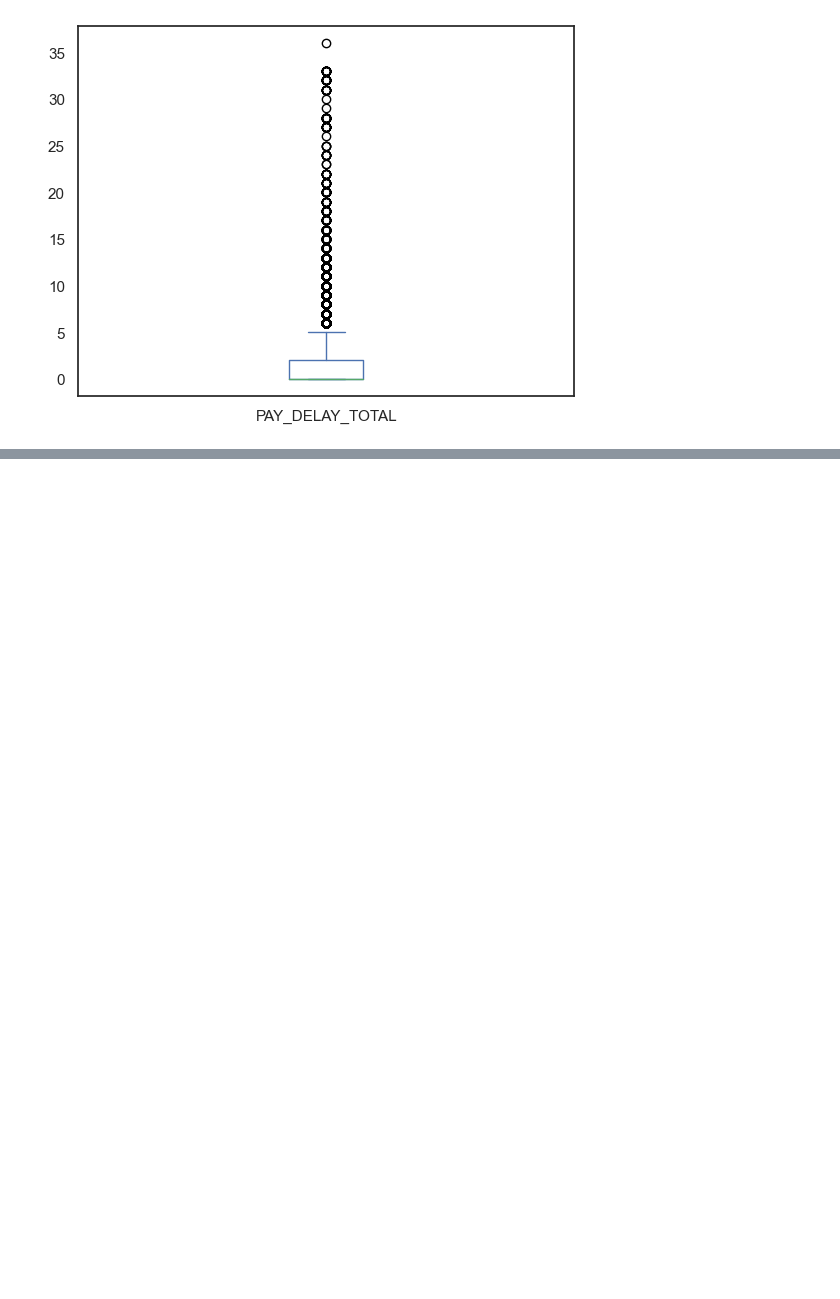
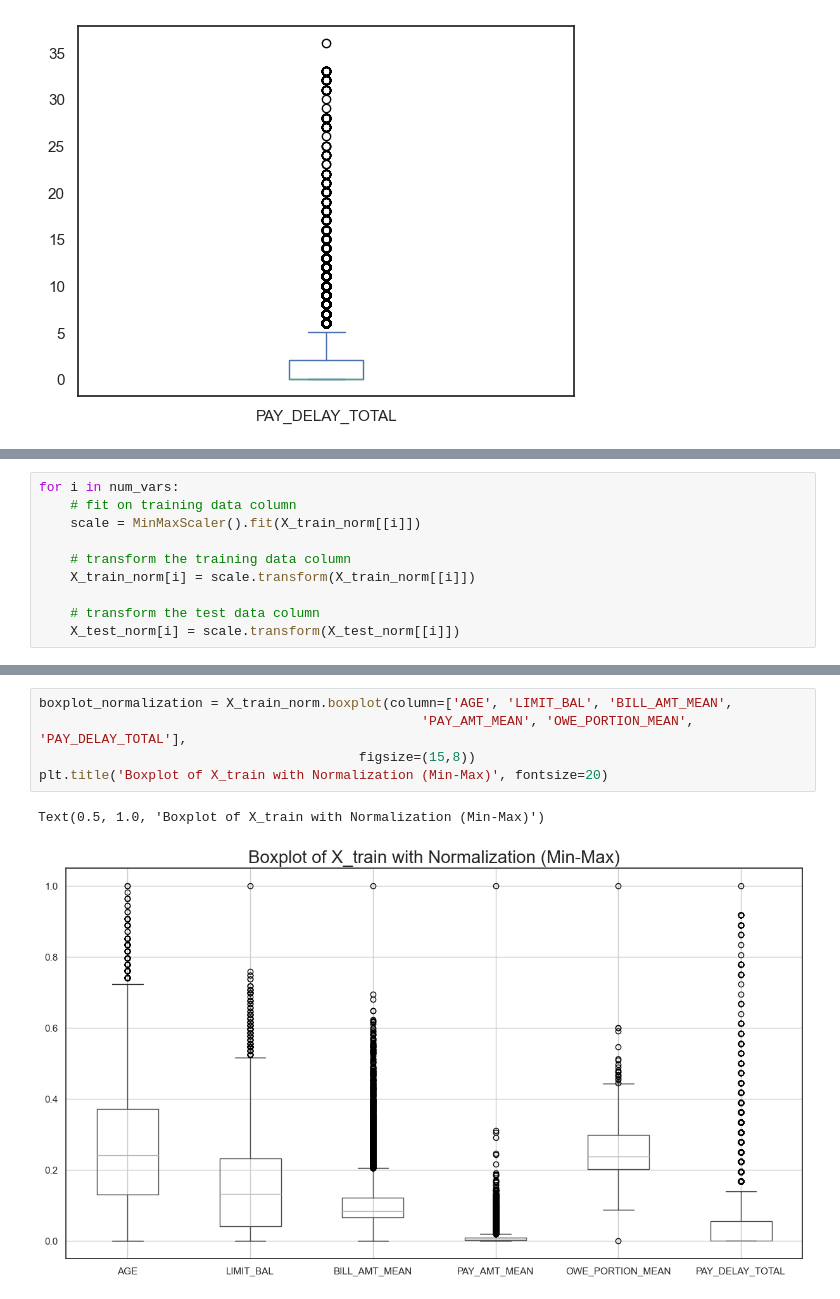
Before and after one commit to lihuicham/default-credit-card-clients-prediction, a Jupyter notebook: ProjectCode-Python.ipynb, the cells around one changed output, grey strips where cells are left out. Cells and saved outputs as stored; diff of their text form; blank space fills up the shorter version.

```diff
--- a/ProjectCode-Python.ipynb
+++ b/ProjectCode-Python.ipynb
@@ -496,0 +628,10 @@ df['PAY_DELAY_TOTAL'].plot(kind='box')
+# %%
+for i in num_vars:
+    # fit on training data column
+    scale = MinMaxScaler().fit(X_train_norm[[i]])
+
+    # transform the training data column
+    X_train_norm[i] = scale.transform(X_train_norm[[i]])
+
+    # transform the test data column
+    X_test_norm[i] = scale.transform(X_test_norm[[i]])
@@ -496,0 +657,8 @@ df['PAY_DELAY_TOTAL'].plot(kind='box')
+# %%
+boxplot_normalization = X_train_norm.boxplot(column=['AGE', 'LIMIT_BAL', 'BILL_AMT_MEAN',
+                                                 'PAY_AMT_MEAN', 'OWE_PORTION_MEAN', 'PAY_DELAY_TOTAL'],
+                                         figsize=(15,8))
+plt.title('Boxplot of X_train with Normalization (Min-Max)', fontsize=20)
+# %% [output]
+Text(0.5, 1.0, 'Boxplot of X_train with Normalization (Min-Max)')
+[figure, added]
```
Also changed, not shown: parts of 29 cells of this notebook, 1 other file.
